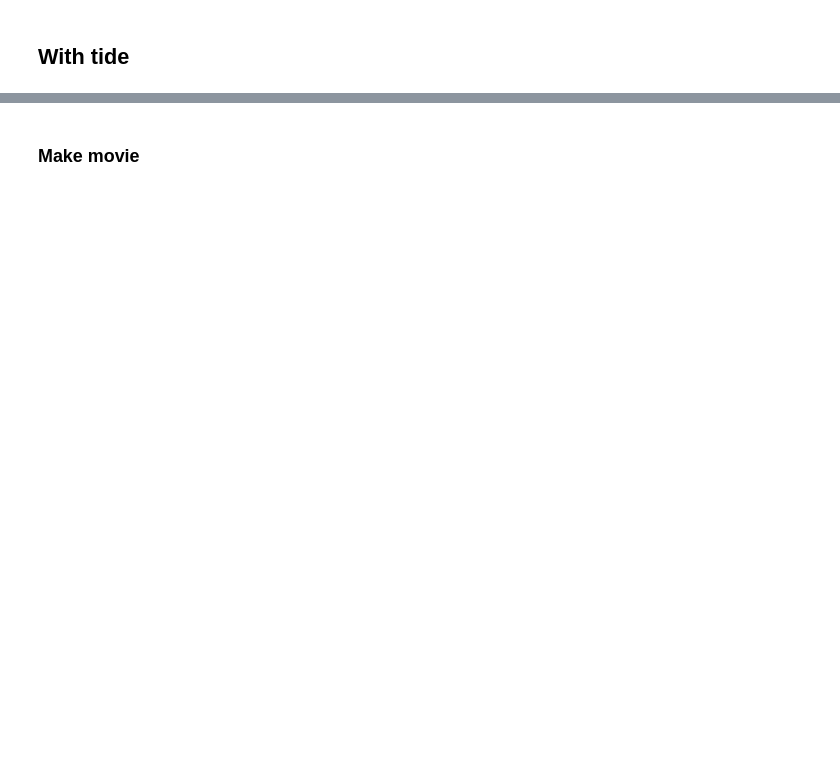
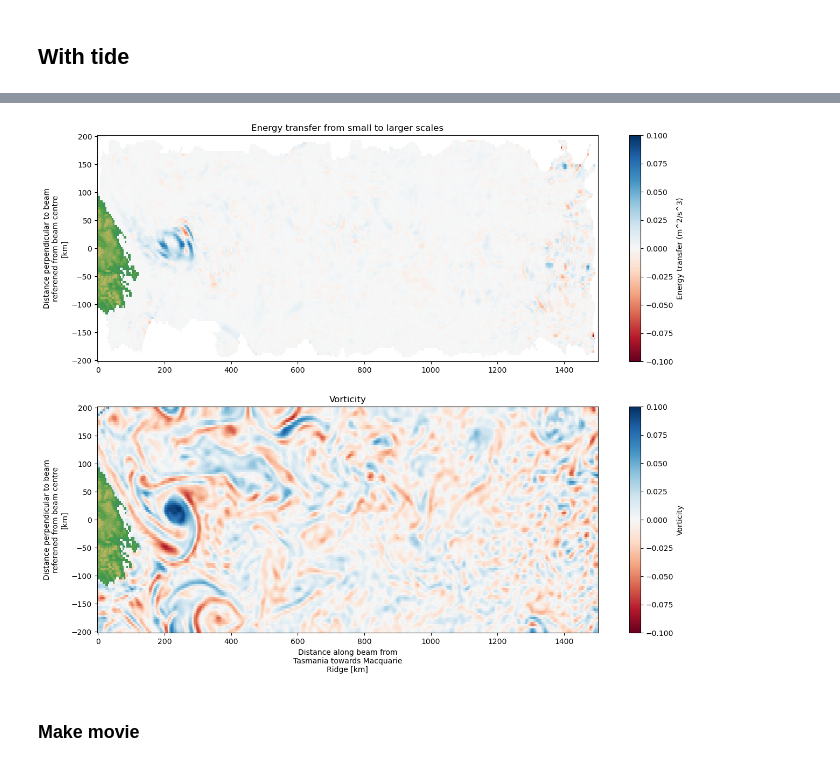
Before and after one commit to ashjbarnes/tasman-tides, a Jupyter notebook: notebooks/analysis/Lagrange Filter CGF testrun.ipynb, the cells around one changed output, grey strips where cells are left out. Drawn from its saved outputs; the diff is of its cells as text; code cells hidden in the pictures; blank space fills up the shorter version.

```diff
--- a/notebooks/analysis/Lagrange Filter CGF testrun.ipynb
+++ b/notebooks/analysis/Lagrange Filter CGF testrun.ipynb
@@ -97,15 +127,15 @@ filter_window = 100 # How many hours either side of t0 to actually filter (subse
 # %% [markdown]
 ## With tide
 # %%
-t0 = 44910 # Time in the middle of the window to be filtered
+t0 = 44900 # Time in the middle of the window to be filtered
 expt = "full-20"
 outpath = f"/g/data/nm03/ab8992/postprocessed/{expt}/lfiltered/t0-{t0}"
-# rawdata_tide = tt.collect_data(
-#     expt,
-#     rawdata = ["u","v"],
-#     timerange=(t0 - filter_window,t0 + filter_window)).isel(zl = 2,time = 100)
+rawdata_tide = tt.collect_data(
+    expt,
+    rawdata = ["u","v"],
+    timerange=(t0 - filter_window,t0 + filter_window)).isel(zl = 2,time = 100)
 
 
-cst = xr.open_mfdataset(outpath + "/*.nc",decode_times = False).isel(time = 100).cst.rename("energy_transfer").persist()
+cst = xr.open_mfdataset(outpath + "/*.nc",decode_times = False).cst.rename("energy_transfer").persist()
 vorticity = tt.calculate_vorticity(rawdata_tide).rename("vorticity")
 merged = xr.merge([cst,bathy,vorticity]).load()
@@ -112,2 +158,6 @@ merged = xr.merge([cst,bathy,vorticity]).load()
 # %%
-fig = plot_transfer(merged.integrate("zl"),vmax = 1.)
+
+
+fig = plot_transfer(merged.integrate("zl").mean("time"))
+# %% [output]
+[figure, added]
```
Also changed, not shown: parts of 10 cells of this notebook, 5 other files.
